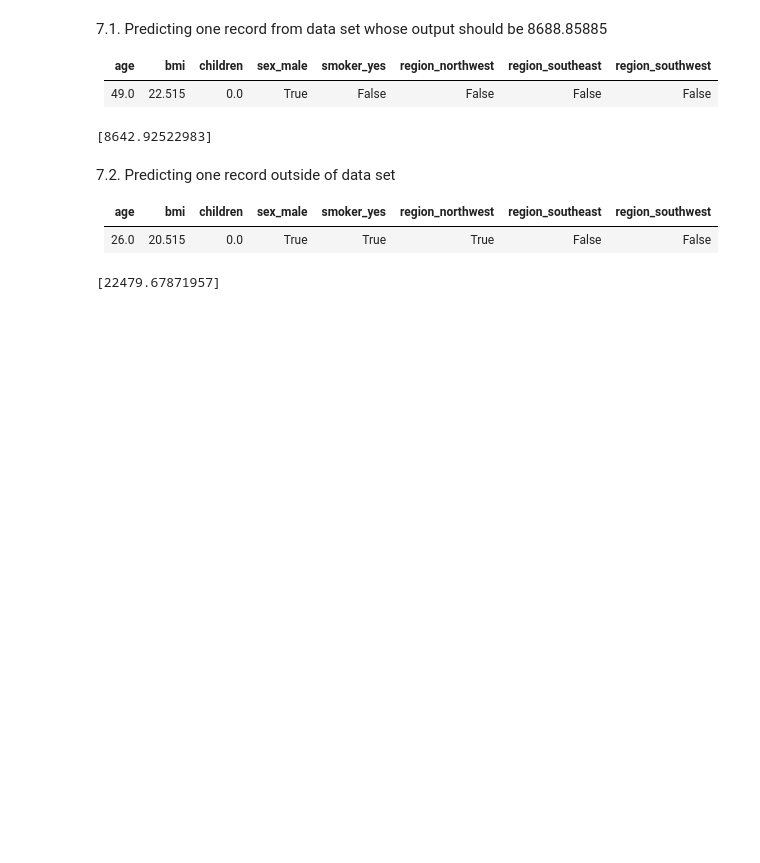
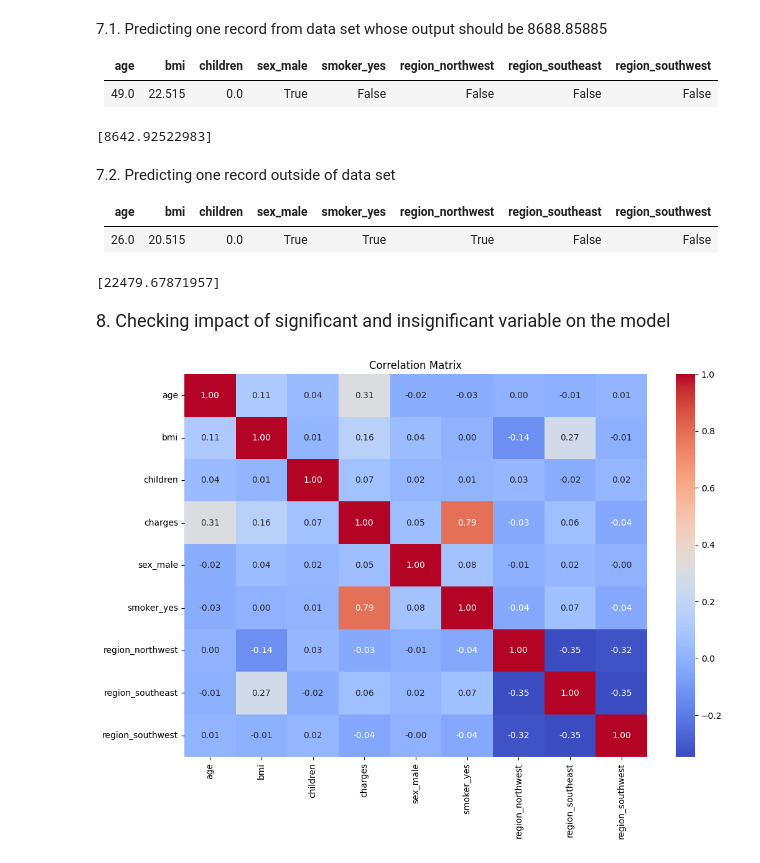
Before and after one commit to gourabb8273/Data-Science-With-Python, a Jupyter notebook: LinearRegression/health_insurance_charge_predictor_linear_regression_model.ipynb, the cells around one changed output. Cells and saved outputs as stored; diff of their text form; code cells hidden in the pictures; blank space fills up the shorter version.

```diff
--- a/LinearRegression/health_insurance_charge_predictor_linear_regression_model.ipynb
+++ b/LinearRegression/health_insurance_charge_predictor_linear_regression_model.ipynb
@@ -385,3 +363,13 @@ with open("model.pkl",'rb') as f:
 print(model_pkl.predict([[26.0, 20.515,	0.0,	True,	True	,True	,False	,False]]))
 # %% [output]
 [22479.67871957]
+# %% [markdown]
+<span style="font-size: 18px;">8. Checking impact of significant and insignificant variable on the model<span>
+# %%
+correlation_matrix = data.corr()
+plt.figure(figsize=(12, 8))
+sns.heatmap(correlation_matrix, annot=True, cmap="coolwarm", fmt=".2f")
+plt.title("Correlation Matrix")
+plt.show()
+# %% [output]
+[figure, added]
```
Also changed, not shown: parts of 9 cells of this notebook, 1 other file.
